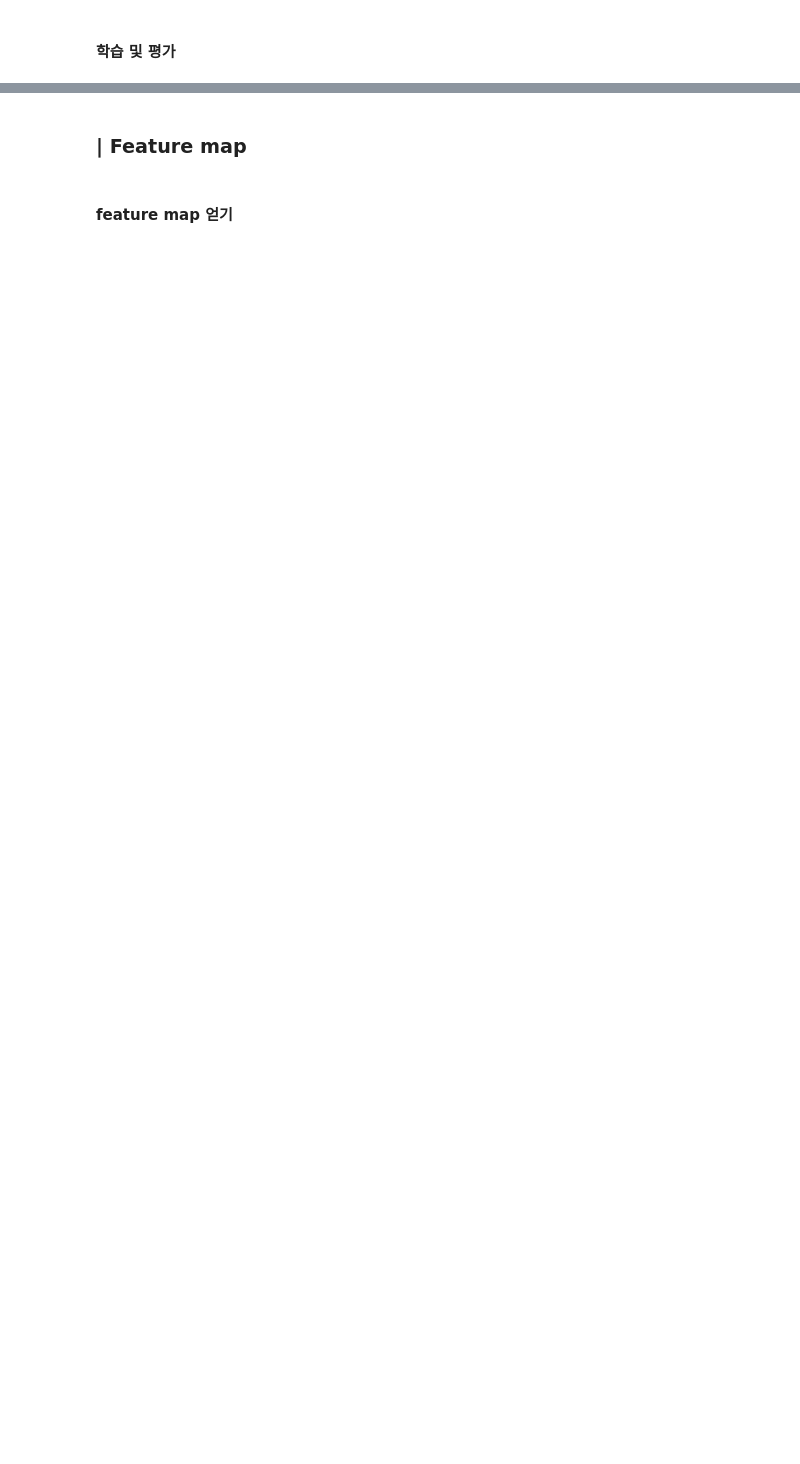
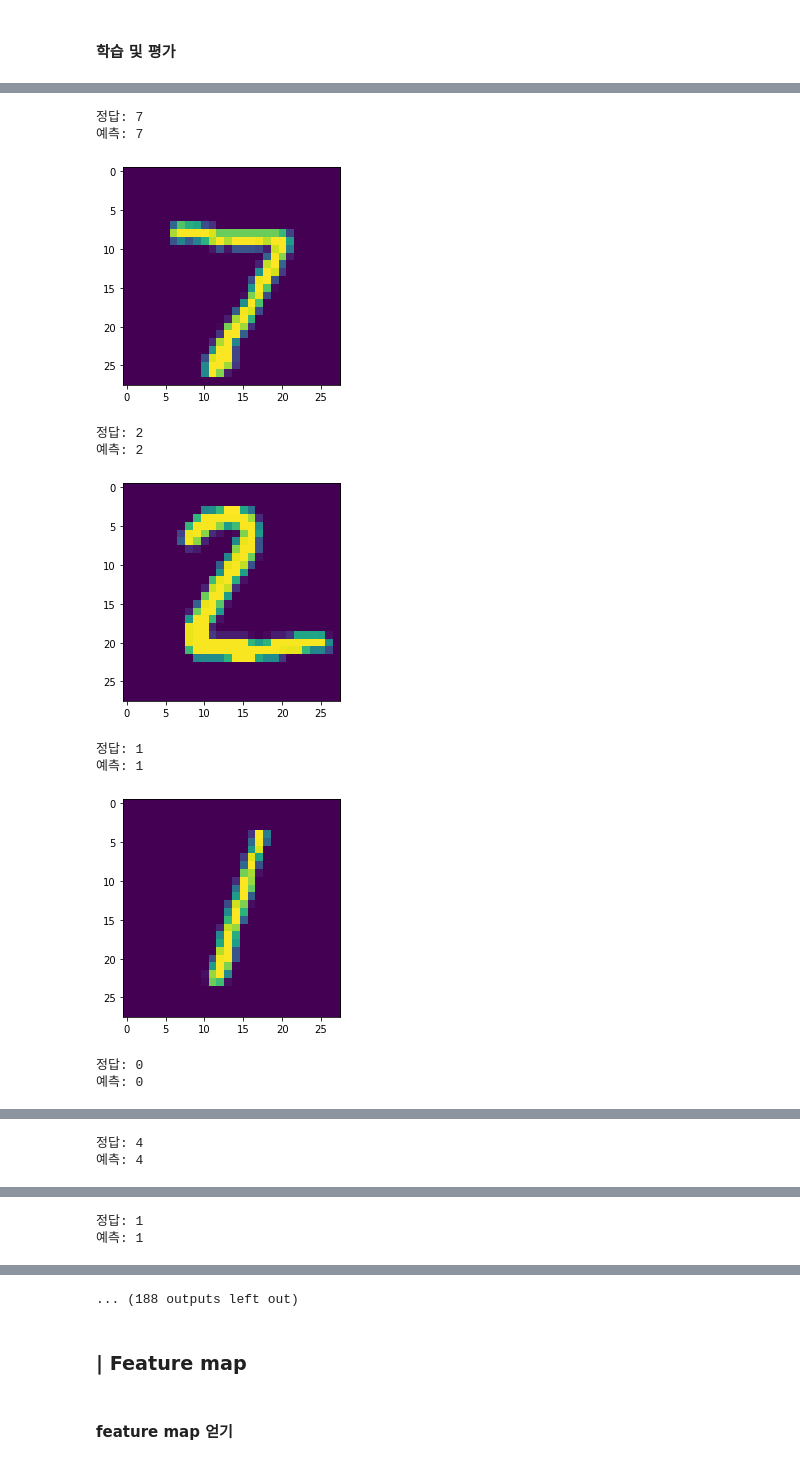
Before and after one commit to GETHUB55/SkillTreePython-DeepLearning, a Jupyter notebook: 01.딥러닝with텐서플로우-basic/ch01_06_CNN기초_Convolutional_Layer.ipynb, the cells around one changed output, grey strips where cells are left out. Cells and saved outputs as stored; diff of their text form; code cells hidden in the pictures; blank space fills up the shorter version.

```diff
--- a/01.딥러닝with텐서플로우-basic/ch01_06_CNN기초_Convolutional_Layer.ipynb
+++ b/01.딥러닝with텐서플로우-basic/ch01_06_CNN기초_Convolutional_Layer.ipynb
@@ -276,0 +337,19 @@ Epoch 10/10
+# %%
+for idx in range(100):
+
+ print('정답:',y_test[idx])
+ print('예측:',y_argmax[idx])
+ plt.imshow(x_test[idx][:,:,0])
+ plt.show()
+# %% [output]
+정답: 7
+예측: 7
+[figure, added]
+정답: 2
+예측: 2
+[figure, added]
+정답: 1
+예측: 1
+[figure, added]
+정답: 0
+예측: 0
@@ -276,0 +357,2 @@ Epoch 10/10
+정답: 4
+예측: 4
@@ -276,0 +360,2 @@ Epoch 10/10
+정답: 1
+예측: 1
@@ -277,3 +363,4 @@ Epoch 10/10
+... (188 outputs left out)
 # %% [markdown]
 ### **| Feature map**
 # %% [markdown]
```
Also changed, not shown: parts of 13 cells of this notebook.
